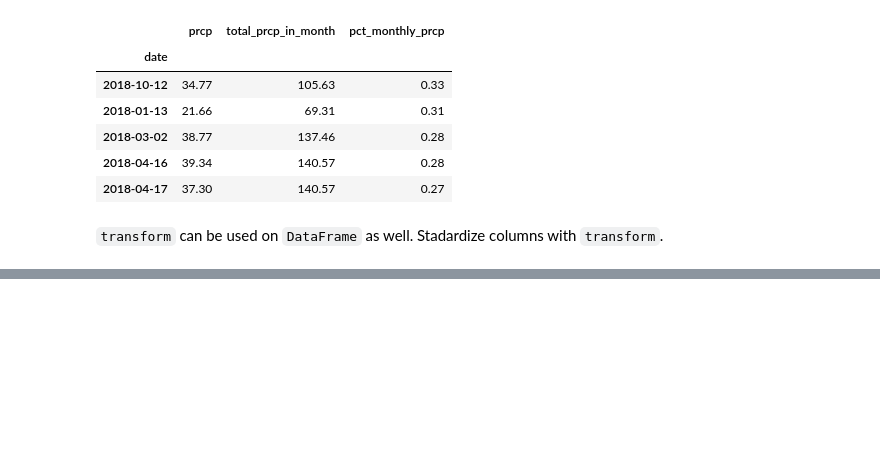
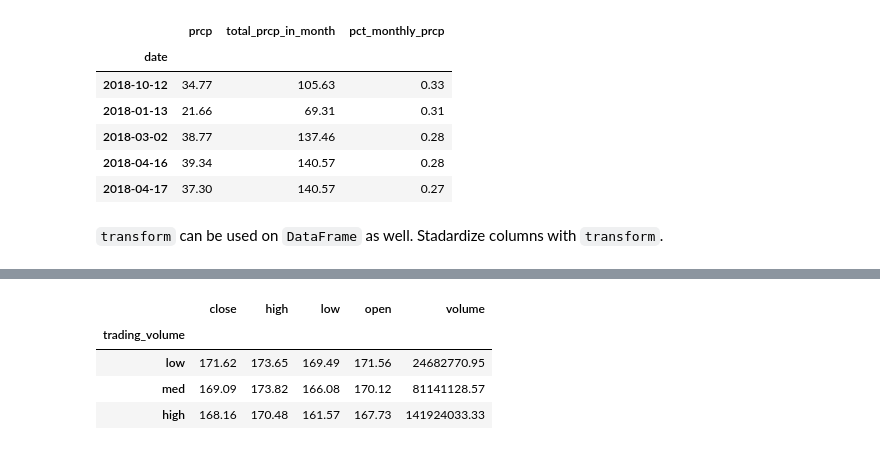
Before and after one commit to nadia-paz/ds-learning, a Jupyter notebook: data_analysis_pandas/07_df_operations.ipynb, the cells around one changed output, grey strips where cells are left out. Cells and saved outputs as stored; diff of their text form; code cells hidden in the pictures; blank space fills up the shorter version.

```diff
--- a/data_analysis_pandas/07_df_operations.ipynb
+++ b/data_analysis_pandas/07_df_operations.ipynb
@@ -866,0 +887,9 @@ KeyError: ('high', 'low', 'open', 'close')
+# %%
+# same result, but different order of columns
+fb.pivot_table(index='trading_volume') # columns in alphabethic order?
+# %% [output]
+|  | close | high | low | open | volume |
+| trading_volume |  |  |  |  |  |
+| low | 171.62 | 173.65 | 169.49 | 171.56 | 24682770.95 |
+| med | 169.09 | 173.82 | 166.08 | 170.12 | 81141128.57 |
+| high | 168.16 | 170.48 | 161.57 | 167.73 | 141924033.33 |
```
Also changed, not shown: parts of 12 cells of this notebook.
